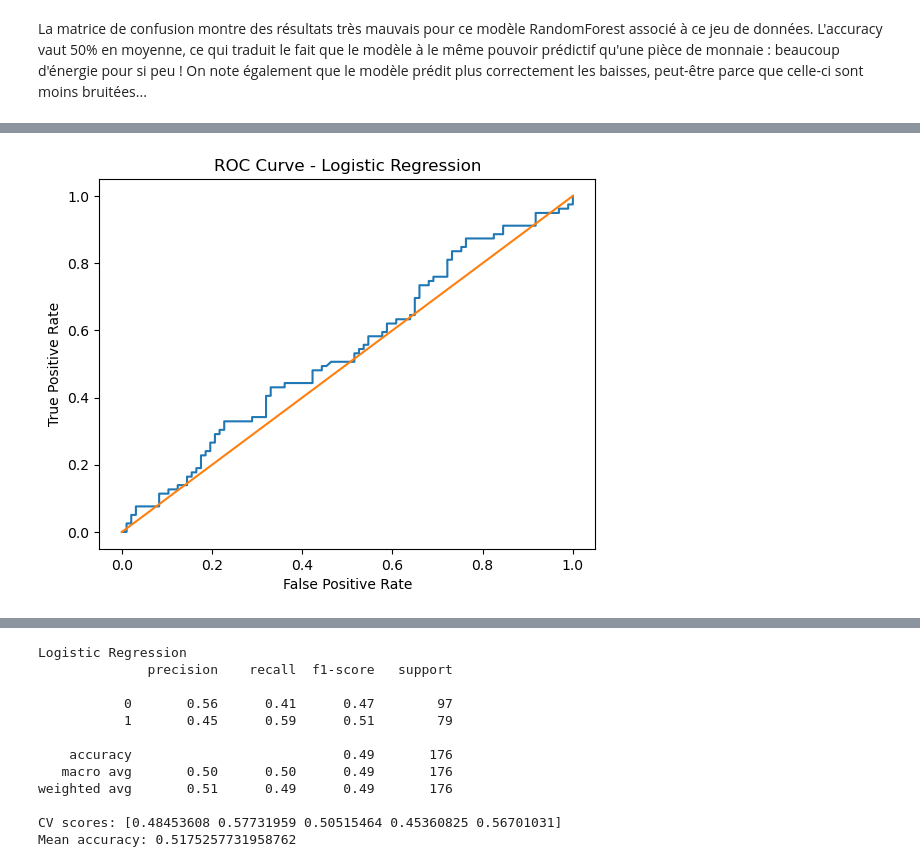
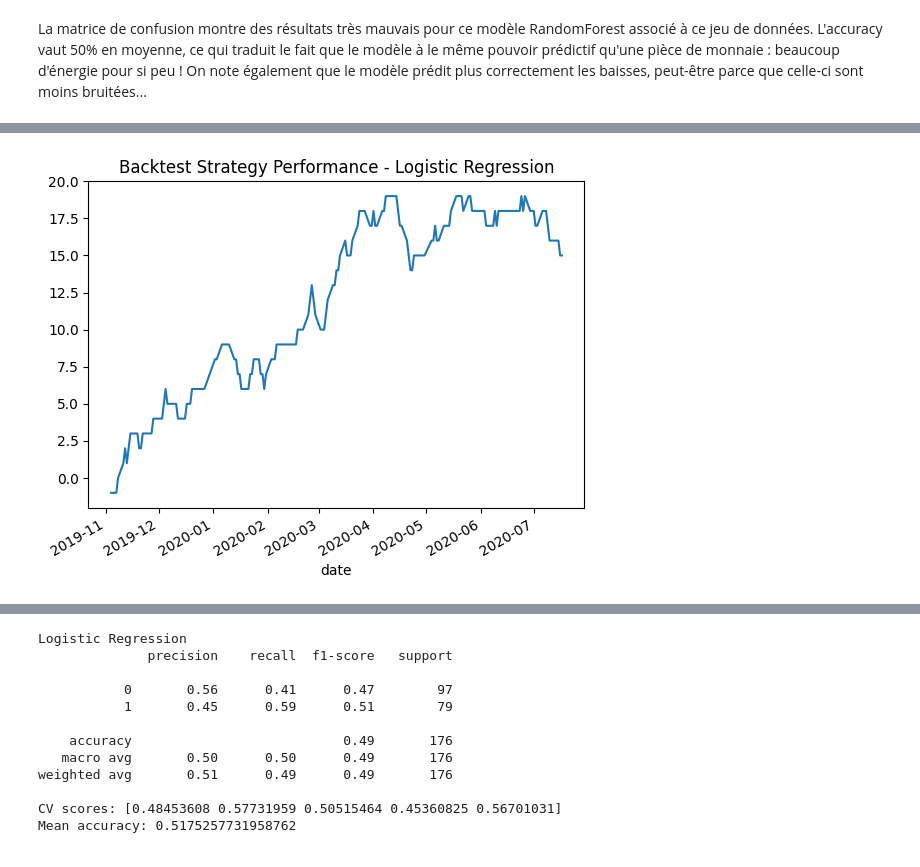
Before and after one commit to MarionSrl/ml-news-spread, a Jupyter notebook: notebooks/01_data_collection_VMM.ipynb, the cells around one changed output, grey strips where cells are left out. Saved outputs shown, nothing was run; the diff lists cells and outputs as text; code cells hidden in the pictures.

```diff
--- a/notebooks/01_data_collection_VMM.ipynb
+++ b/notebooks/01_data_collection_VMM.ipynb
@@ -481,80 +611,4 @@ On note également que le modèle prédit plus correctement les baisses, peut-ê
 # %%
-import pandas as pd
-import numpy as np
-import matplotlib.pyplot as plt
-
-# =========================================================
-# 1. PREPARATION DES VARIABLES X ET y
-# =========================================================
-
-features = [
-    "macro_inflation_index",
-    "macro_risk_index",
-    "growth_index",
-    "geopolitical_index"
-]
-
-X = data_reuters_final[features]
-y = data_reuters_final["direction"]
-
-# =========================================================
-# 2. TRAIN / TEST SPLIT (TEMPOREL)
-# =========================================================
-
-from sklearn.model_selection import train_test_split
-
-X_train, X_test, y_train, y_test = train_test_split(
-    X, y, test_size=0.3, shuffle=False
-)
-
-# =========================================================
-# 3. STANDARDISATION (NECESSAIRE POUR LOGISTIC REGRESSION)
-# =========================================================
-
-from sklearn.preprocessing import StandardScaler
-
-scaler = StandardScaler()
-
-X_train_scaled = scaler.fit_transform(X_train)
-X_test_scaled = scaler.transform(X_test)
-
-# =========================================================
-# 4. MODELE LOGISTIC REGRESSION
-# =========================================================
-
-from sklearn.linear_model import LogisticRegression
-from sklearn.metrics import classification_report
-
-log_model = LogisticRegression(max_iter=1000)
-
-log_model.fit(X_train_scaled, y_train)
-
-y_pred = log_model.predict(X_test_scaled)
-
-print("Logistic Regression")
-print(classification_report(y_test, y_pred))
-
-# =========================================================
-# 5. EVALUATION : ROC CURVE + AUC
-# =========================================================
-
-from sklearn.metrics import roc_curve, roc_auc_score
-
-y_proba = log_model.predict_proba(X_test_scaled)[:, 1]
-
-auc_score = roc_auc_score(y_test, y_proba)
-print("AUC:", auc_score)
-
-fpr, tpr, thresholds = roc_curve(y_test, y_proba)
-
-plt.figure()
-plt.plot(fpr, tpr)
-plt.plot([0,1], [0,1])
-plt.title("ROC Curve - Logistic Regression")
-plt.xlabel("False Positive Rate")
-plt.ylabel("True Positive Rate")
-plt.show()
-
 # =========================================================
 # 6. BASELINE NAIF
 # =========================================================
@@ -564,7 +618,7 @@ from sklearn.metrics import accuracy_score
 y_baseline = np.zeros_like(y_test)
 
 baseline_accuracy = accuracy_score(y_test, y_baseline)
-model_accuracy = accuracy_score(y_test, y_pred)
+model_accuracy = accuracy_score(y_test, y_pred_log)
 
 print("Baseline accuracy:", baseline_accuracy)
 print("Model accuracy:", model_accuracy)
@@ -577,7 +631,7 @@ print("Model accuracy:", model_accuracy)
 # y_pred = 0 → spread baisse
 
 backtest = data_reuters_final.iloc[len(X_train):].copy()
-backtest["pred"] = y_pred
+backtest["pred"] = y_pred_log
 
 backtest["strategy_return"] = (
     (backtest["pred"] * 2 - 1) * backtest["direction"]
@@ -604 +649 @@ AUC: 0.5384966723215451
-[figure, old version]
+[figure, new version]
```
Also changed, not shown: parts of 60 cells of this notebook.
